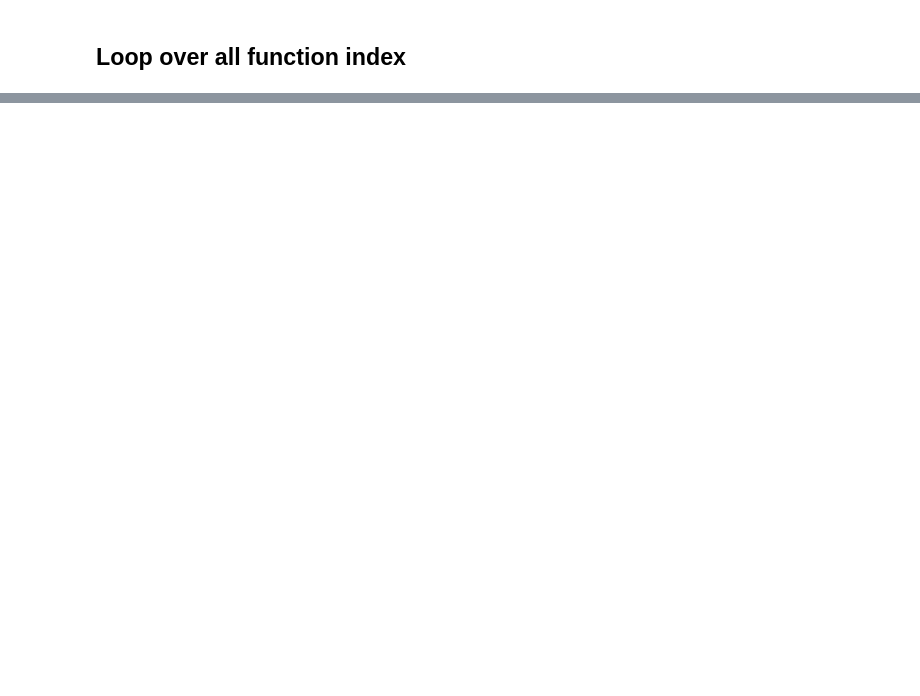
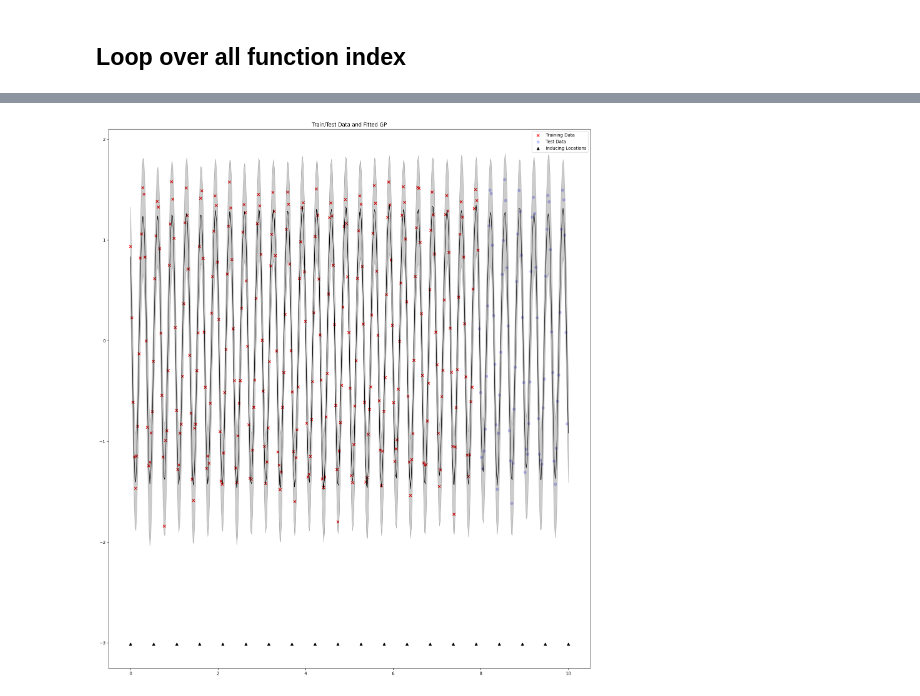
Before and after one commit to XiaoyuJiang17/ScalableLVMOGP, a Jupyter notebook: post_train_analysis/lvmogp_spatio_temp.ipynb, the cells around one changed output, grey strips where cells are left out. Drawn from its saved outputs; the diff is of its cells as text; code cells hidden in the pictures; blank space fills up the shorter version.

```diff
--- a/post_train_analysis/lvmogp_spatio_temp.ipynb
+++ b/post_train_analysis/lvmogp_spatio_temp.ipynb
@@ -241,20 +255,22 @@ print('The output index with BEST test nll performance: ', test_nll_list_.index(
 # %%
-function_index = 879
+function_index = 252
 w_train_input, w_train_target, w_test_input, w_test_target, w_gp_pred_mean, w_gp_pred_std, performance_dirct = evaluate_on_single_output(
                                                         function_index = function_index,
                                                         data_inputs = data_inputs,
                                                         data_Y_squeezed = data_Y_squeezed,
                                                         ls_of_ls_train_input = ls_of_ls_train_input,
                                                         ls_of_ls_test_input = ls_of_ls_test_input,
                                                         train_sample_idx_ls = train_sample_idx_ls,
                                                         test_sample_idx_ls = test_sample_idx_ls,
                                                         all_pred_mean = all_pred_mean_,
                                                         all_pred_var = all_pred_var_,
                                                         n_data4visual = n_data4visual,
                                                         all_pred_mean4visual = all_pred_mean4visual_,
                                                         all_pred_var4visual = all_pred_var4visual_
 )
 picture_save_path = f'/Users/jiangxiaoyu/Desktop/All Projects/GPLVM_project_code/experi_results/func_id_{function_index}_numofoutput_{config["n_outputs"]}.png'
 plot_traindata_testdata_fittedgp(train_X=w_train_input, train_Y=w_train_target, test_X=w_test_input, test_Y=w_test_target, gp_X=inputs_total4visual, gp_pred_mean=w_gp_pred_mean, gp_pred_std=w_gp_pred_std, inducing_points_X=my_model.variational_strategy.inducing_points_input.data, n_inducing_C=config['n_inducing_input'], picture_save_path=picture_save_path) # NOTE: input is C not X
+# %% [output]
+[figure, added]
 # %%
 # train_time = 1177.4573240280151
```
Also changed, not shown: parts of 6 cells of this notebook, 9 other files.
